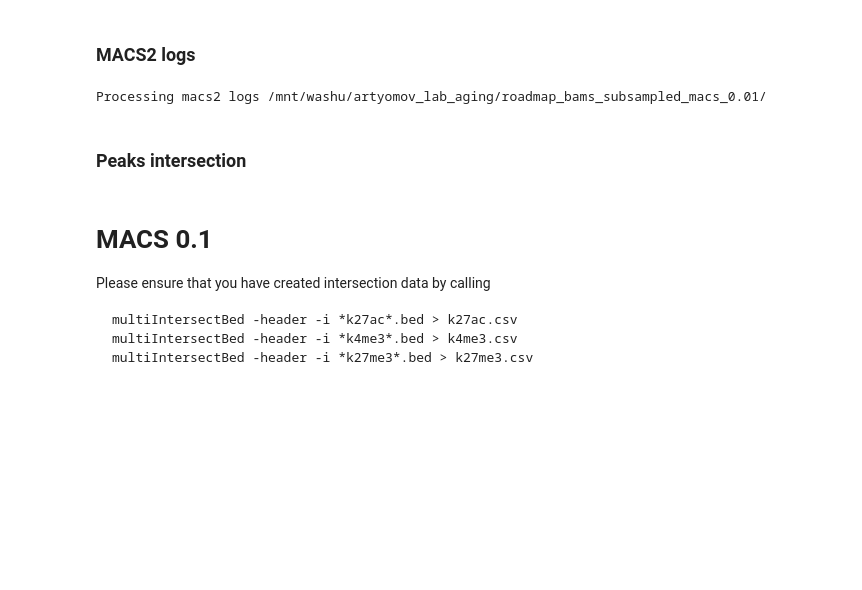
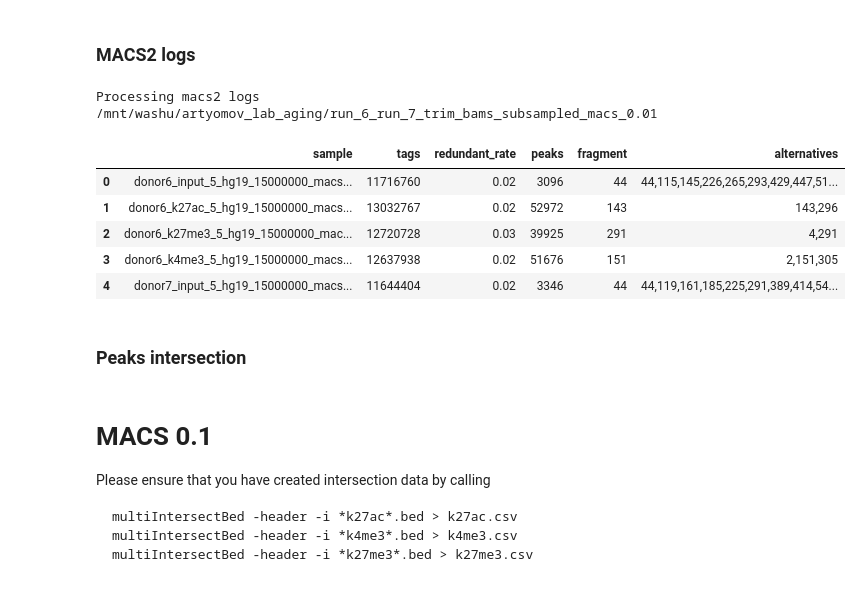
Before and after one commit to JetBrains-Research/washu, a Jupyter notebook: analysis.ipynb, the cells around one changed output. Cells and saved outputs as stored; diff of their text form; code cells hidden in the pictures; blank space fills up the shorter version.

Commit message:
Extracted batch logs processing to external scripts

```diff
--- a/analysis.ipynb
+++ b/analysis.ipynb
@@ -48,46 +22,19 @@ Processing bowtie logs /mnt/washu/artyomov_lab_aging/roadmap_bams/
 # %% [markdown]
 ### MACS2 logs
-# %%
-def macs2_logs(folder):
-    """Process macs2 logs processed by batch task"""
-    # Here we rely on macs2 output
-    TAGS = '.*total tags in treatment:'
-    REDUNDANT_RATE = '.*Redundant rate of treatment:'
-    PAIRED_PEAKS = '.*paired peaks:'
-    PREDICTED_FRAGMENT = '.*predicted fragment length is'
-    ALTERNATIVE_FRAGMENTS = '.*alternative fragment length\(s\) may be'
-    print('Processing macs2 logs', folder)
-    df = pd.DataFrame(columns=['sample', 'tags', 'redundant_rate', 'peaks', 'fragment', 'alternatives'])
-    for dirpath, dirs, files in os.walk(folder):
-            for f in files:
-                if ('macs' not in f or not re.search('.log$', f)):
-                    continue
-                tags = ''
-                rr = ''
-                peaks = ''
-                fragment = ''
-                alt_fragments = ''
-                for line in open(dirpath + '/' + f, 'r'):
-                    if re.search(TAGS, line):
-                         tags = re.sub(TAGS, '', line).strip()
-                    if re.search(REDUNDANT_RATE, line):
-                         rr = re.sub(REDUNDANT_RATE, '', line).strip()
-                    if re.search(PAIRED_PEAKS, line):
-                         peaks = re.sub(PAIRED_PEAKS, '', line).strip()
-                    if re.search(PREDICTED_FRAGMENT, line):
-                         fragment = re.sub(PREDICTED_FRAGMENT, '', line).replace('bps', '').strip()
-                    if re.search(ALTERNATIVE_FRAGMENTS, line):
-                         alt_fragments = re.sub(ALTERNATIVE_FRAGMENTS, '', line).replace('bps', '').strip()
-
-                df.loc[len(df)] = (f, tags, rr, peaks, fragment, alt_fragments)
-    return df
-
-# MACS_LOGS = '/mnt/washu/artyomov_lab_aging/run_6_run_7_trim_bams_subsampled_macs_0.01'
-# macs2_logs(MACS_LOGS).to_csv(MACS_LOGS + '/macs2_report.csv', index=False)
-MACS_LOGS = '/mnt/washu/artyomov_lab_aging/roadmap_bams_subsampled_macs_0.01/'
-macs2_logs(MACS_LOGS).to_csv(MACS_LOGS + '/macs2_report.csv', index=False)
-# %% [output]
-Processing macs2 logs /mnt/washu/artyomov_lab_aging/roadmap_bams_subsampled_macs_0.01/
+# %%
+from macs2_logs import macs2_logs
+
+MACS_LOGS = '/mnt/washu/artyomov_lab_aging/run_6_run_7_trim_bams_subsampled_macs_0.01'
+# MACS_LOGS = '/mnt/washu/artyomov_lab_aging/roadmap_bams_subsampled_macs_0.01/'
+macs2_logs(MACS_LOGS).head()
+# %% [output]
+Processing macs2 logs /mnt/washu/artyomov_lab_aging/run_6_run_7_trim_bams_subsampled_macs_0.01
+|  | sample | tags | redundant_rate | peaks | fragment | alternatives |
+| 0 | donor6_input_5_hg19_15000000_macs... | 11716760 | 0.02 | 3096 | 44 | 44,115,145,226,265,293,429,447,51... |
+| 1 | donor6_k27ac_5_hg19_15000000_macs... | 13032767 | 0.02 | 52972 | 143 | 143,296 |
+| 2 | donor6_k27me3_5_hg19_15000000_mac... | 12720728 | 0.03 | 39925 | 291 | 4,291 |
+| 3 | donor6_k4me3_5_hg19_15000000_macs... | 12637938 | 0.02 | 51676 | 151 | 2,151,305 |
+| 4 | donor7_input_5_hg19_15000000_macs... | 11644404 | 0.02 | 3346 | 44 | 44,119,161,185,225,291,389,414,54... |
 # %% [markdown]
 ### Peaks intersection
 # %%
```
Also changed, not shown: parts of 2 cells of this notebook, 2 other files.
